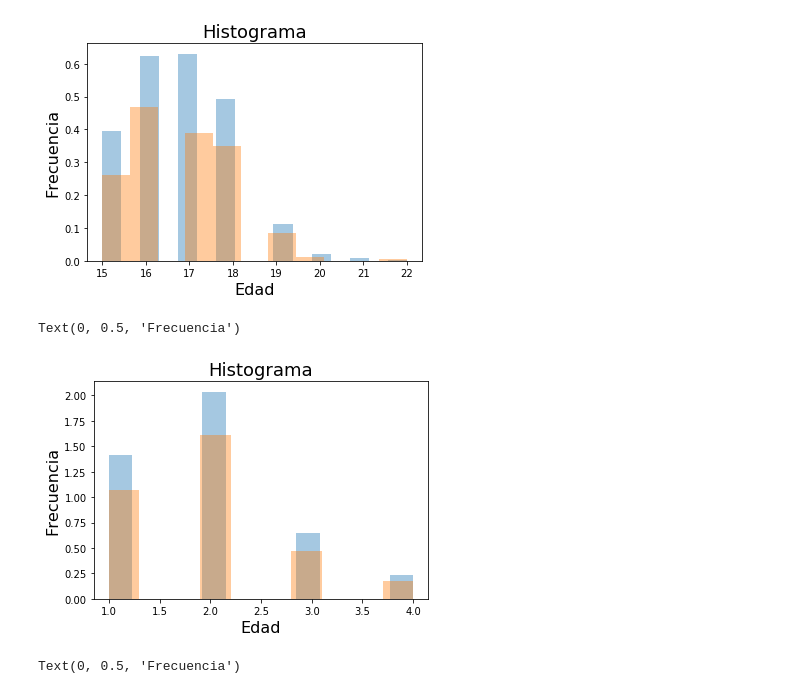
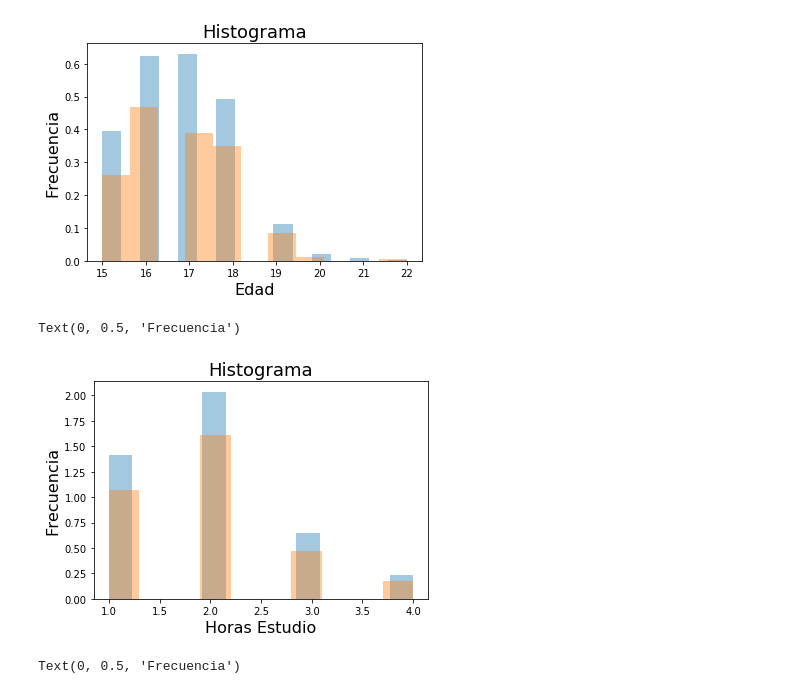
Before and after one commit to diegostaPy/cursoSociedadCientifica, a Jupyter notebook: ejemploActividad1.ipynb, the cells around one changed output. Drawn from its saved outputs; the diff is of its cells as text; code cells hidden in the pictures.

```diff
--- a/ejemploActividad1.ipynb
+++ b/ejemploActividad1.ipynb
@@ -214,12 +214,12 @@ Text(0, 0.5, 'Frecuencia')
 # %%
 sns.distplot(poblacion["studytime"], kde=False,norm_hist=True)
 sns.distplot(muestra["studytime"] ,kde=False,norm_hist=True)
 plt.title('Histograma', fontsize=18)
-plt.xlabel('Edad', fontsize=16)
+plt.xlabel('Horas Estudio', fontsize=16)
 plt.ylabel('Frecuencia', fontsize=16)
 # %% [output]
 Text(0, 0.5, 'Frecuencia')
-[figure, old version]
+[figure, new version]
 # %%
 sns.distplot(poblacion["G3"], kde=False,norm_hist=True)
 sns.distplot(muestra["G3"] ,kde=False,norm_hist=True)
```
Also changed, not shown: parts of 4 cells of this notebook.
